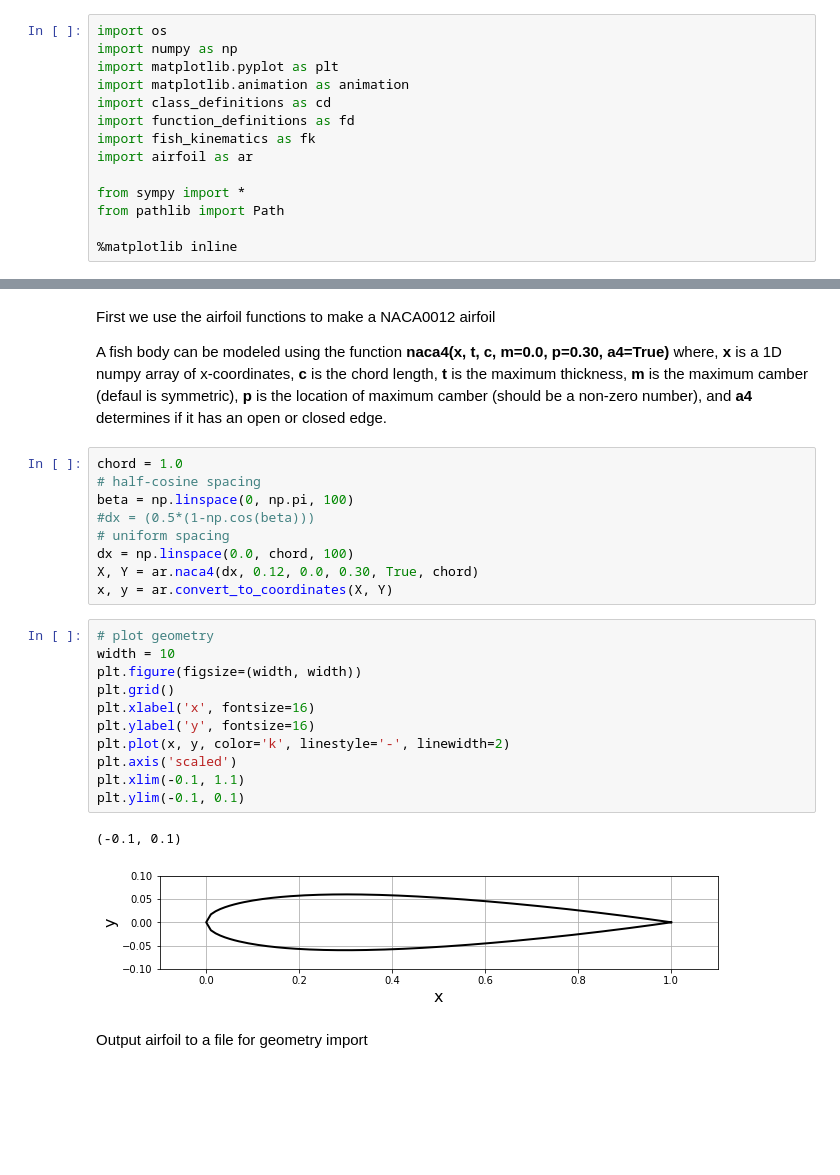
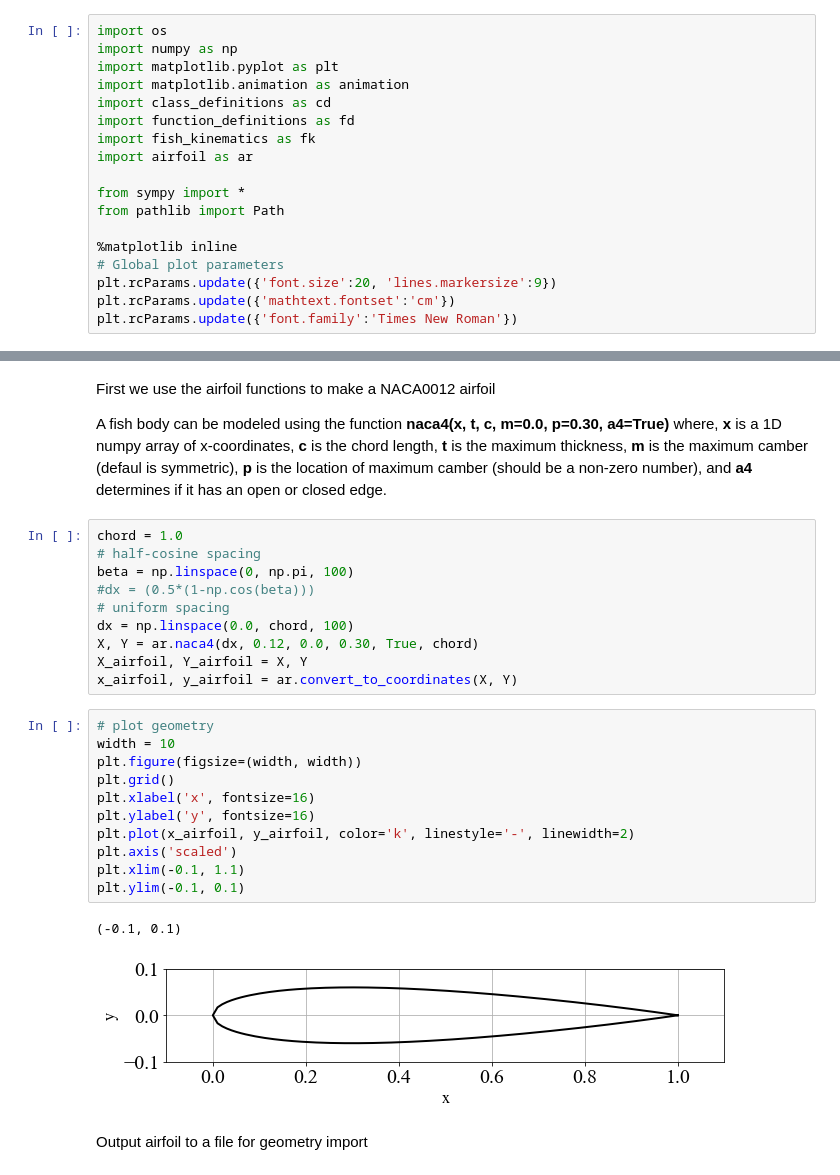
Before and after one commit to michaelcoe/Ika-Flow, a Jupyter notebook: motion_solver.ipynb, the cells around one changed output, grey strips where cells are left out. Saved outputs shown, nothing was run; the diff lists cells and outputs as text; blank space fills up the shorter version.

```diff
--- a/motion_solver.ipynb
+++ b/motion_solver.ipynb
@@ -12,6 +12,10 @@ from sympy import *
 from pathlib import Path
 
 %matplotlib inline
+# Global plot parameters
+plt.rcParams.update({'font.size':20, 'lines.markersize':9})
+plt.rcParams.update({'mathtext.fontset':'cm'})
+plt.rcParams.update({'font.family':'Times New Roman'})
 # %% [markdown]
 The purpose of this notebook is to model the motion of a flapping fish in python but in a way that can be directly translated to an Ansys Fluent UDF function
 # %% [markdown]
@@ -32,21 +36,22 @@ beta = np.linspace(0, np.pi, 100)
 # uniform spacing
 dx = np.linspace(0.0, chord, 100)
 X, Y = ar.naca4(dx, 0.12, 0.0, 0.30, True, chord)
-x, y = ar.convert_to_coordinates(X, Y)
+X_airfoil, Y_airfoil = X, Y
+x_airfoil, y_airfoil = ar.convert_to_coordinates(X, Y)
 # %%
 # plot geometry
 width = 10
 plt.figure(figsize=(width, width))
 plt.grid()
 plt.xlabel('x', fontsize=16)
 plt.ylabel('y', fontsize=16)
-plt.plot(x, y, color='k', linestyle='-', linewidth=2)
+plt.plot(x_airfoil, y_airfoil, color='k', linestyle='-', linewidth=2)
 plt.axis('scaled')
 plt.xlim(-0.1, 1.1)
 plt.ylim(-0.1, 0.1)
 # %% [output]
 (-0.1, 0.1)
-[figure, old version]
+[figure, new version]
 # %% [markdown]
 Output airfoil to a file for geometry import
 # %% [markdown]
```
Also changed, not shown: parts of 14 cells of this notebook, 11 other files.
